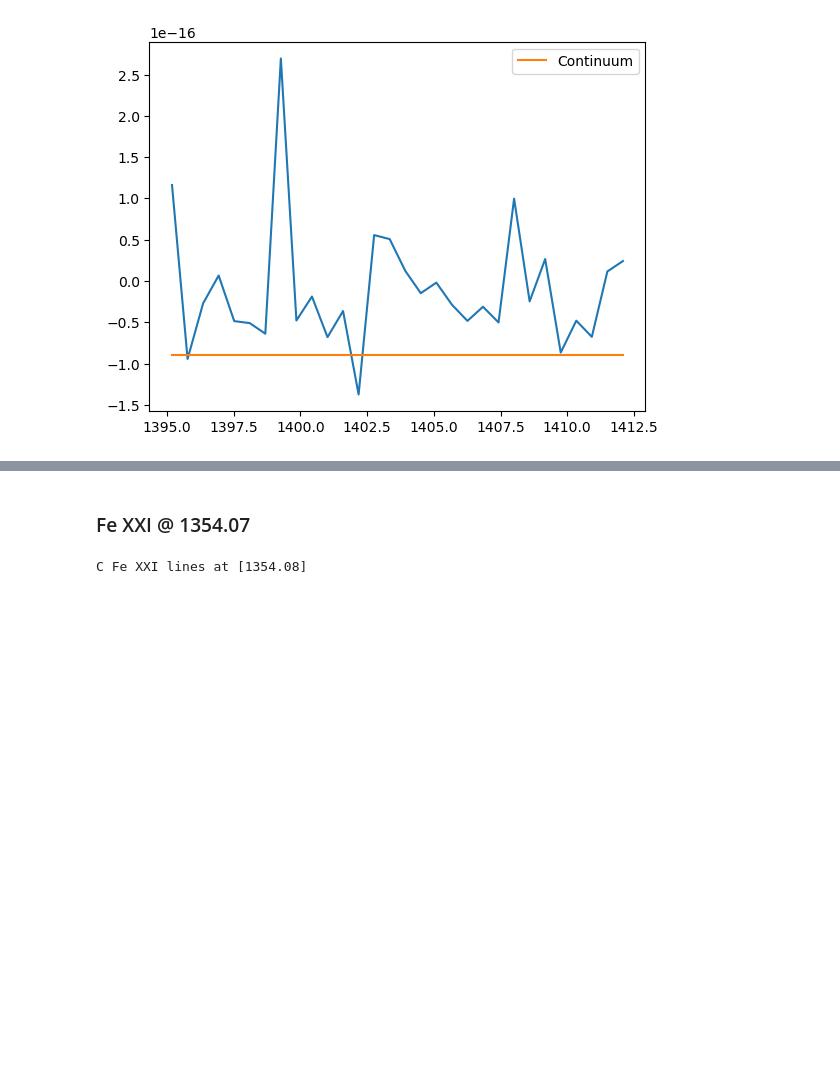
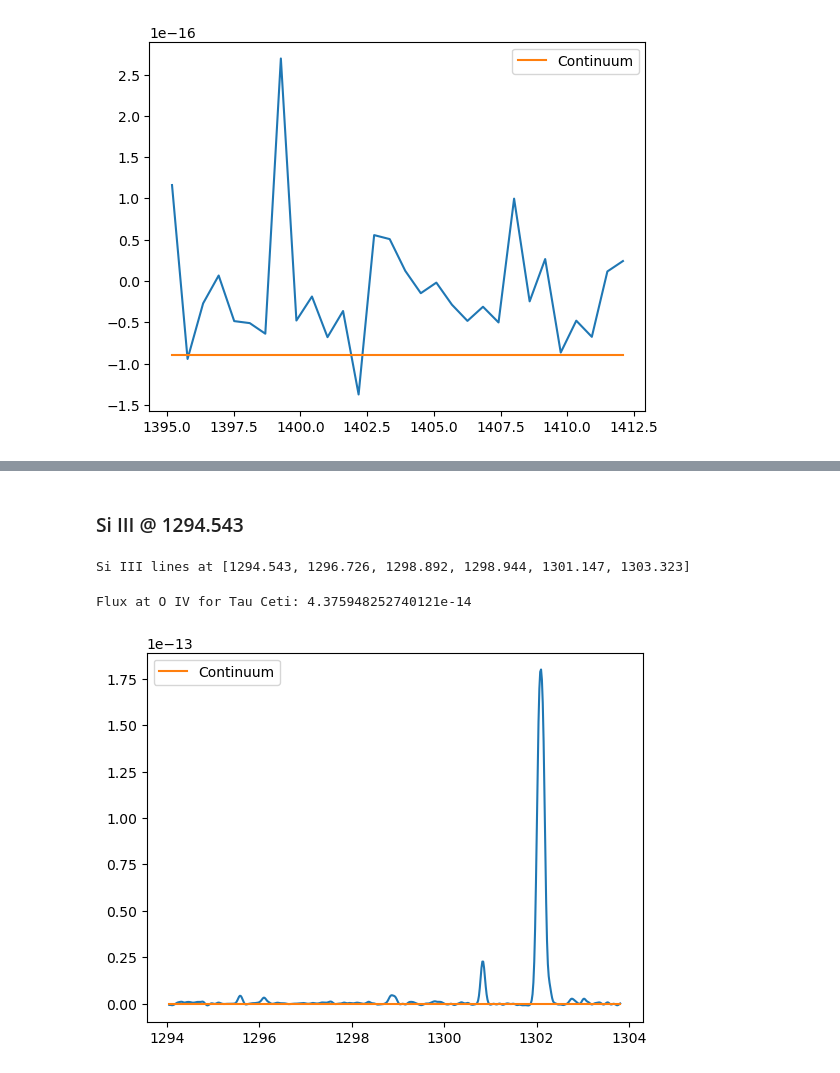
Before and after one commit to bellalongo/Star-Emission-Line-Flux, a Jupyter notebook: HD-191939/hd-191939_comparison.ipynb, the cells around one changed output, grey strips where cells are left out. Drawn from its saved outputs; the diff is of its cells as text; code cells hidden in the pictures; blank space fills up the shorter version.

```diff
--- a/HD-191939/hd-191939_comparison.ipynb
+++ b/HD-191939/hd-191939_comparison.ipynb
@@ -300,8 +301,31 @@ Flux ratio: 13.708768622553325
 # %% [markdown]
-### Fe XXI @ 1354.07
+### Si III @ 1294.543
 # %%
-# O IV @ 1401.171 A
-feXXI_lines = grouped_rest_data['Fe XXI'][0]
-print(f'C Fe XXI lines at {feXXI_lines}')
+# S III @ 1294.543 A
+siIII_lines = grouped_rest_data['Si III'][1]
+print(f'Si III lines at {siIII_lines}')
 # %% [output]
-C Fe XXI lines at [1354.08]
+Si III lines at [1294.543, 1296.726, 1298.892, 1298.944, 1301.147, 1303.323]
+# %%
+# Tau Ceti
+tc_peak_width = 0.5
+tc_siIII_mask = (smoothtc_wavelength_data > siIII_lines[0] - tc_peak_width) & (smoothtc_wavelength_data < siIII_lines[5] + tc_peak_width)
+
+# Calculate the continuum
+peak_width, peak_width_pixels, flux_range = peak_width_finder('E140M', smoothtc_wavelength_data[tc_siIII_mask])
+continuum = split_create_trendline(smoothtc_wavelength_data[tc_siIII_mask], smoothtc_flux_data[tc_siIII_mask], peak_width_pixels)
+
+# Calculate the flux
+w0,w1 = wavelength_edges(smoothtc_wavelength_data[tc_siIII_mask])
+total_sumflux = np.sum(smoothtc_flux_data[tc_siIII_mask]*(w1-w0))
+continuum_sumflux = np.sum(continuum*(w1-w0))
+tc_total_flux = total_sumflux - continuum_sumflux
+print(f'Flux at O IV for Tau Ceti: {tc_total_flux}')
+
+plt.plot(smoothtc_wavelength_data[tc_siIII_mask], smoothtc_flux_data[tc_siIII_mask])
+plt.plot(smoothtc_wavelength_data[tc_siIII_mask], continuum, label = 'Continuum')
+plt.legend()
+plt.show()
+# %% [output]
+Flux at O IV for Tau Ceti: 4.375948252740121e-14
+[figure, added]
```
Also changed, not shown: parts of 8 cells of this notebook.
